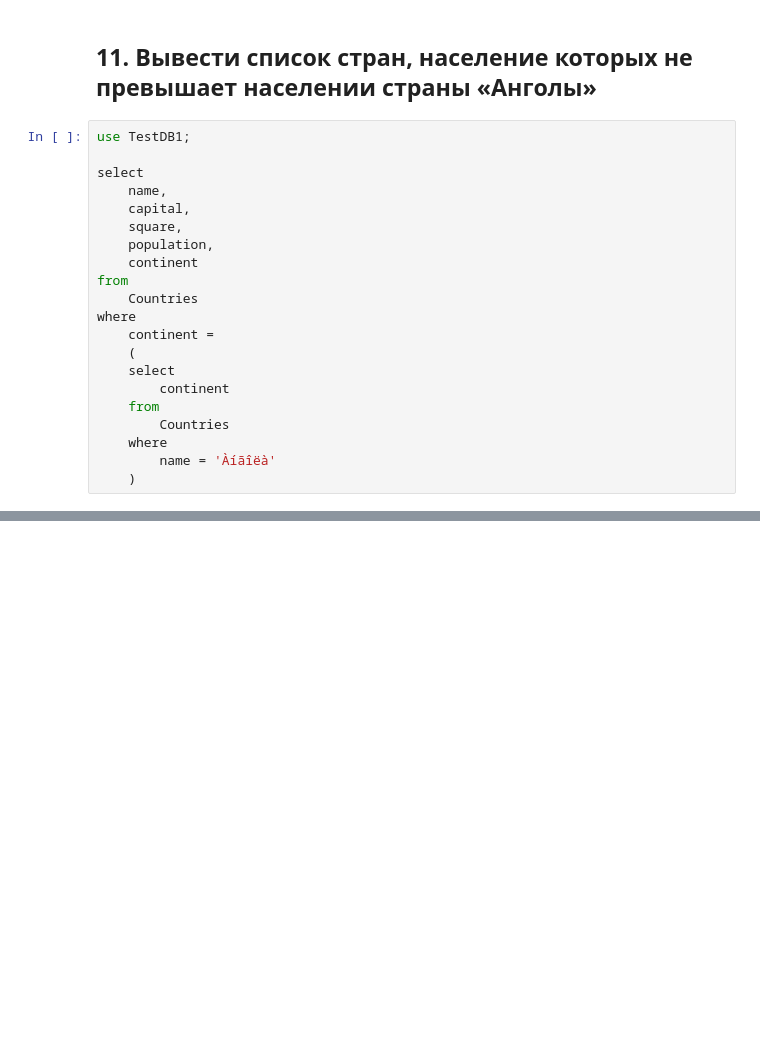
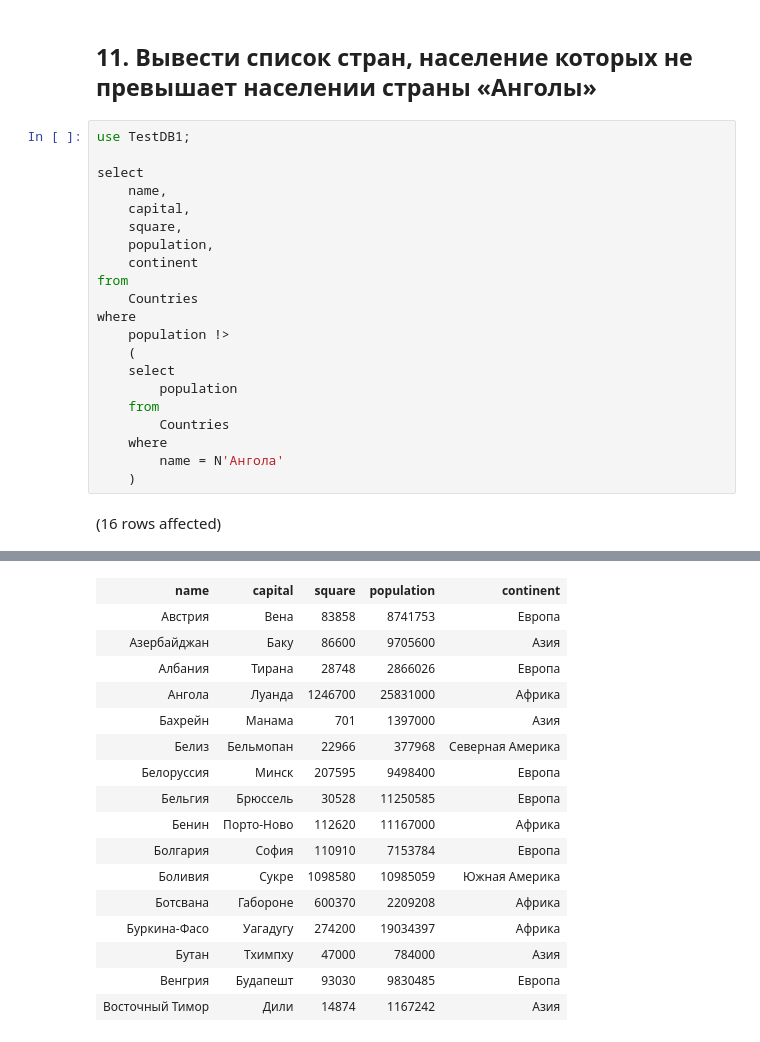
Before and after one commit to petrik33/BSU-Data-Engineering, a Jupyter notebook: 9. Unions, Sub-Selection/Notebook2.ipynb, the cells around one changed output, grey strips where cells are left out. Cells and saved outputs as stored; diff of their text form; blank space fills up the shorter version.

```diff
--- a/9. Unions, Sub-Selection/Notebook2.ipynb
+++ b/9. Unions, Sub-Selection/Notebook2.ipynb
@@ -229,12 +300,14 @@ select
 from
 	Countries
 where
-	continent =
+	population !>
 	(
 	select
-		continent
+		population
 	from
 		Countries
 	where
-		name = 'Àíãîëà'
+		name = N'Ангола'
 	)
+# %% [output]
+(16 rows affected)
@@ -240,0 +315,17 @@ where
+| name | capital | square | population | continent |
+| Австрия | Вена | 83858 | 8741753 | Европа |
+| Азербайджан | Баку | 86600 | 9705600 | Азия |
+| Албания | Тирана | 28748 | 2866026 | Европа |
+| Ангола | Луанда | 1246700 | 25831000 | Африка |
+| Бахрейн | Манама | 701 | 1397000 | Азия |
+| Белиз | Бельмопан | 22966 | 377968 | Северная Америка |
+| Белоруссия | Минск | 207595 | 9498400 | Европа |
+| Бельгия | Брюссель | 30528 | 11250585 | Европа |
+| Бенин | Порто-Ново | 112620 | 11167000 | Африка |
+| Болгария | София | 110910 | 7153784 | Европа |
+| Боливия | Сукре | 1098580 | 10985059 | Южная Америка |
+| Ботсвана | Габороне | 600370 | 2209208 | Африка |
+| Буркина-Фасо | Уагадугу | 274200 | 19034397 | Африка |
+| Бутан | Тхимпху | 47000 | 784000 | Азия |
+| Венгрия | Будапешт | 93030 | 9830485 | Европа |
+| Восточный Тимор | Дили | 14874 | 1167242 | Азия |
```
Also changed, not shown: parts of 12 cells of this notebook.
